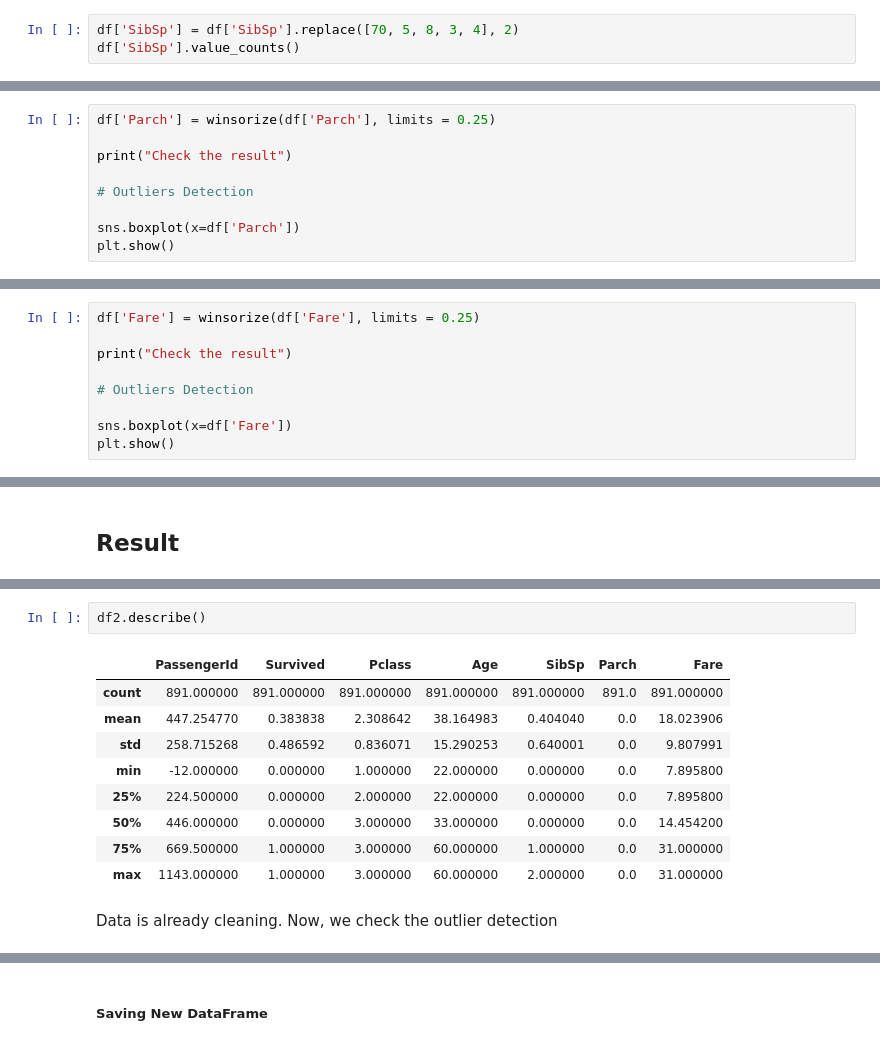
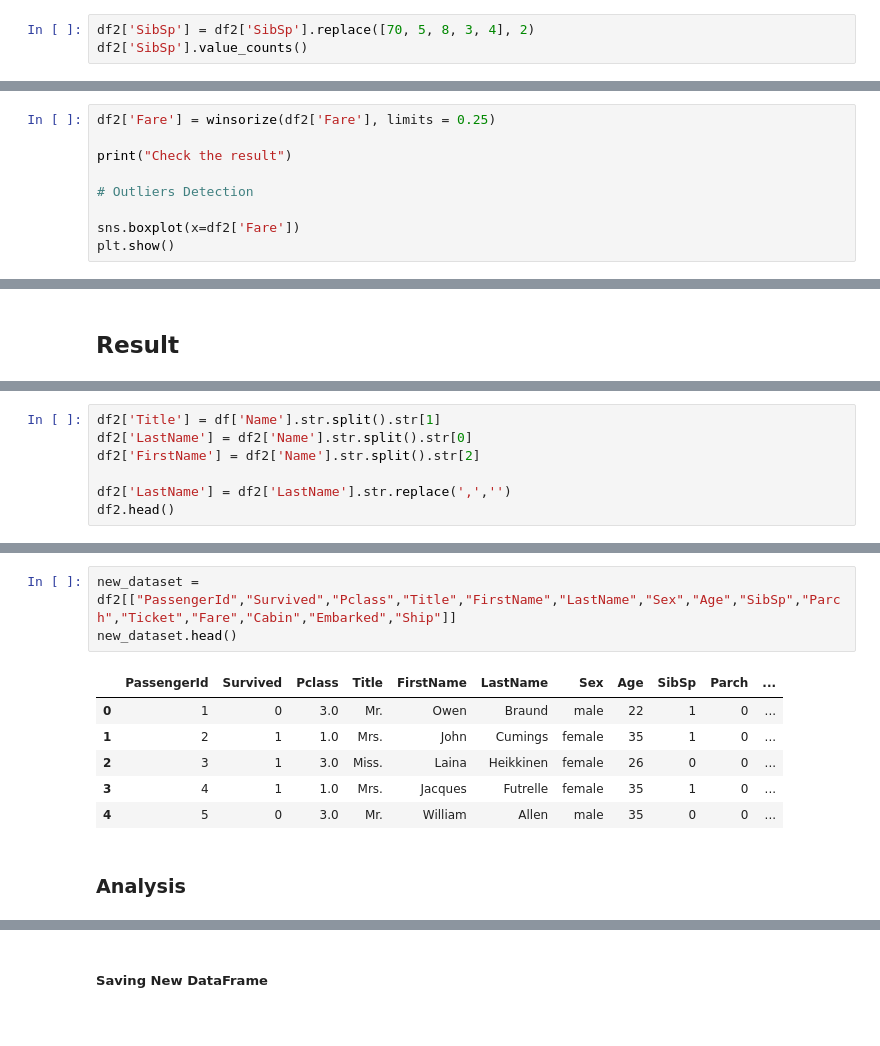
Before and after one commit to andywoww/Data_Mining, a Jupyter notebook: Data Cleaning_Dandy Wibowo.ipynb, the cells around one changed output, grey strips where cells are left out. Saved outputs shown, nothing was run; the diff lists cells and outputs as text.

```diff
--- a/Data Cleaning_Dandy Wibowo.ipynb
+++ b/Data Cleaning_Dandy Wibowo.ipynb
@@ -626,7 +680,7 @@ Name: SibSp, dtype: int64
 # %% [markdown]
 As we can there a lot of range data, the standar deviation is only 2, so we change the values which are bigger than 2 into two and below to 0 into 0.
 # %%
-df['SibSp'] = df['SibSp'].replace([70, 5, 8, 3, 4], 2)
-df['SibSp'].value_counts()
+df2['SibSp'] = df2['SibSp'].replace([70, 5, 8, 3, 4], 2)
+df2['SibSp'].value_counts()
 # %% [output]
 0    606
@@ -675,9 +701,0 @@ Because Parch has a varied range, we choose the Winsorizing to replace with othe
-# %%
-df['Parch'] = winsorize(df['Parch'], limits = 0.25)
-
-print("Check the result")
-
-# Outliers Detection
-
-sns.boxplot(x=df['Parch'])
-plt.show()
@@ -715,13 +730,13 @@ Name: Fare, Length: 250, dtype: int64
 # %% [markdown]
 Because Fare has a varied range, we choose the Winsorizing to replace with other values. Common is replacing the outliers on th upper side with 75% percentile value and outlier on the lower side with 25% percentile.
 # %%
-df['Fare'] = winsorize(df['Fare'], limits = 0.25)
+df2['Fare'] = winsorize(df2['Fare'], limits = 0.25)
 
 print("Check the result")
 
 # Outliers Detection
 
-sns.boxplot(x=df['Fare'])
+sns.boxplot(x=df2['Fare'])
 plt.show()
 # %% [output]
 Check the result
@@ -784,0 +762,7 @@ df2.head(10)
+# %%
+df2['Title'] = df['Name'].str.split().str[1]
+df2['LastName'] = df2['Name'].str.split().str[0]
+df2['FirstName'] = df2['Name'].str.split().str[2]
+
+df2['LastName'] = df2['LastName'].str.replace(',','')
+df2.head()
@@ -785,14 +776,12 @@ df2.head(10)
 # %%
-df2.describe()
+new_dataset = df2[["PassengerId","Survived","Pclass","Title","FirstName","LastName","Sex","Age","SibSp","Parch","Ticket","Fare","Cabin","Embarked","Ship"]]
+new_dataset.head()
 # %% [output]
-|  | PassengerId | Survived | Pclass | Age | SibSp | Parch | Fare |
-| count | 891.000000 | 891.000000 | 891.000000 | 891.000000 | 891.000000 | 891.0 | 891.000000 |
-| mean | 447.254770 | 0.383838 | 2.308642 | 38.164983 | 0.404040 | 0.0 | 18.023906 |
-| std | 258.715268 | 0.486592 | 0.836071 | 15.290253 | 0.640001 | 0.0 | 9.807991 |
-| min | -12.000000 | 0.000000 | 1.000000 | 22.000000 | 0.000000 | 0.0 | 7.895800 |
-| 25% | 224.500000 | 0.000000 | 2.000000 | 22.000000 | 0.000000 | 0.0 | 7.895800 |
-| 50% | 446.000000 | 0.000000 | 3.000000 | 33.000000 | 0.000000 | 0.0 | 14.454200 |
-| 75% | 669.500000 | 1.000000 | 3.000000 | 60.000000 | 1.000000 | 0.0 | 31.000000 |
-| max | 1143.000000 | 1.000000 | 3.000000 | 60.000000 | 2.000000 | 0.0 | 31.000000 |
+|  | PassengerId | Survived | Pclass | Title | FirstName | LastName | Sex | Age | SibSp | Parch | ... |
+| 0 | 1 | 0 | 3.0 | Mr. | Owen | Braund | male | 22 | 1 | 0 | ... |
+| 1 | 2 | 1 | 1.0 | Mrs. | John | Cumings | female | 35 | 1 | 0 | ... |
+| 2 | 3 | 1 | 3.0 | Miss. | Laina | Heikkinen | female | 26 | 0 | 0 | ... |
+| 3 | 4 | 1 | 1.0 | Mrs. | Jacques | Futrelle | female | 35 | 1 | 0 | ... |
+| 4 | 5 | 0 | 3.0 | Mr. | William | Allen | male | 35 | 0 | 0 | ... |
-# %% [markdown]
-Data is already cleaning. Now, we check the outlier detection
+# %% [markdown]
+### Analysis
```
Also changed, not shown: parts of 68 cells of this notebook.
